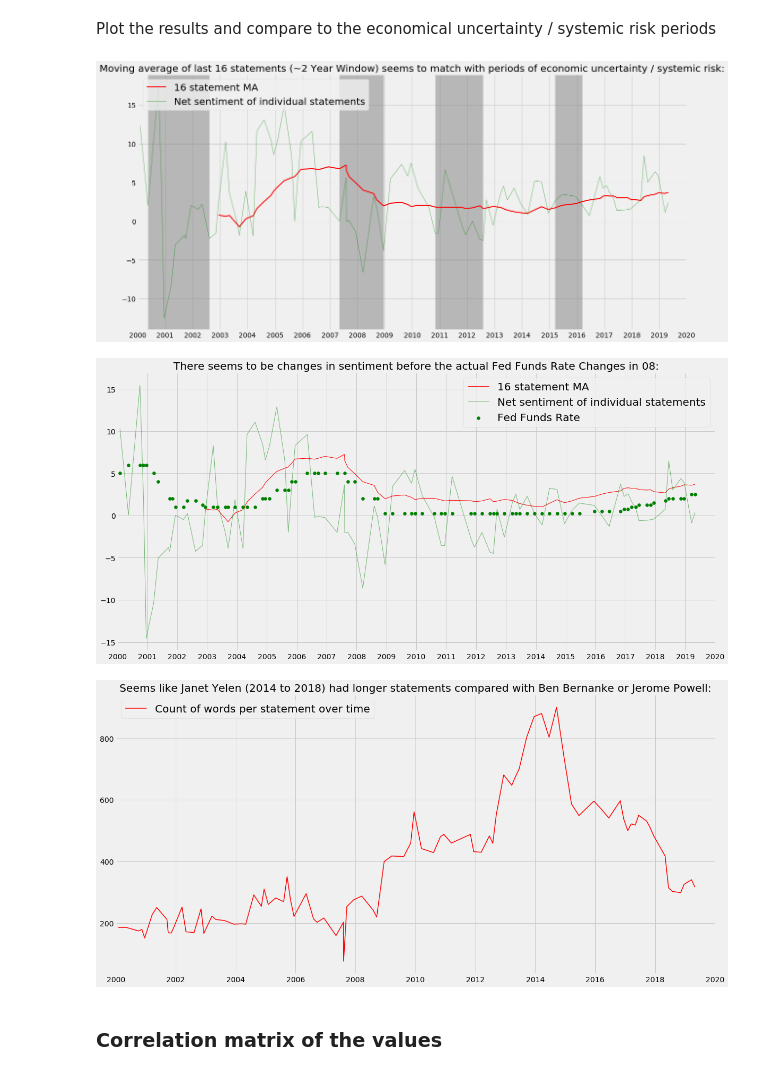
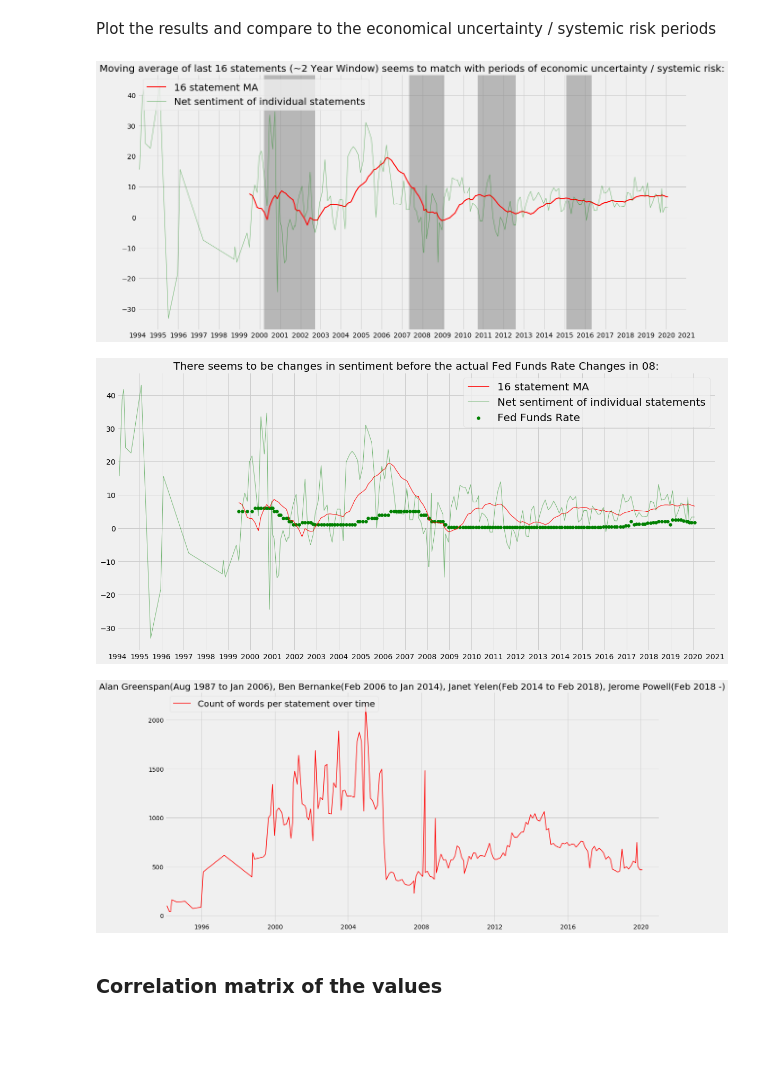
Before and after one commit to yukit-k/centralbank_analysis, a Jupyter notebook: src/FOMC_Analysis.ipynb, the cells around one changed output. Cells and saved outputs as stored; diff of their text form; code cells hidden in the pictures; blank space fills up the shorter version.

Commit message:
feat: Analyze FOMC Statement before applying ML

```diff
--- a/src/FOMC_Analysis.ipynb
+++ b/src/FOMC_Analysis.ipynb
@@ -24,6 +25,6 @@ import codecs
 # %%
 #Folder with the .txt statements
-path = '../input/FOMC/statement_text'
+path = '../data/FOMC/statements'
 
 Dates, Statements, ConferenceCalls = [],[],[]
 
@@ -38,9 +39,9 @@ for file in files:
     # print(file)
 
     #Append datapoints to respective lists
-    Dates.append(dt.datetime.strptime(file[:10],'%d-%m-%Y'))
+    Dates.append(dt.datetime.strptime(file[15:25],'%Y-%m-%d'))
     Statements.append(statement.read())
-    ConferenceCalls.append(True if file[10] == 'x' else False)
+    ConferenceCalls.append(True if file[25] == 'x' else False)
 
 #Formatting data in to dataframe
 Data = pd.DataFrame([Dates,Statements,ConferenceCalls]).T
@@ -800,7 +761,7 @@ plt.show()
 ### Market FX Data
 # %%
 #Import FX Data
-path = '../input/MarketData/FXRates'
+path = '../data/MarketData/FXRates'
 
 FXRates = pd.DataFrame([])
 files = os.listdir(path)
@@ -939,11 +900,12 @@ def ExtractKeyValues(text):
             '''
             i = 0
             if '/' in Fraction:
-
                 if ' ' in Fraction:
                     i, Fraction = Fraction.split(' ')
                 if '-' in Fraction:
                     i, Fraction = Fraction.split('-')
+                if '‑' in Fraction:
+                    i, Fraction = Fraction.split('‑')
                 N, D = Fraction.split('/')
                 return float(i) + float(N) / float(D)
 
@@ -964,10 +926,14 @@ def ExtractKeyValues(text):
 
     #Find the percentage change and take the closest digits
     Rate = Potentials[ : Potentials.find('percent') -1 ]
-    Rate = Rate[-12:]
-    Rate = Rate[ re.search("\d", Rate).start() : ]
-
-    TargetRange = np.max(RangeReader(Rate))
+    Rate = Rate[-16:]
+    # print(Rate)
+    if re.search("\d", Rate):
+        Rate = Rate[ re.search("\d", Rate).start() : ]
+        TargetRange = np.max(RangeReader(Rate))
+    else:
+        Rate = None
+        TargetRange = None
 
     return RateHike, TargetRange
 # %% [markdown]
@@ -1078,7 +1059,7 @@ ax.fill_between(Data.index, 0, 10, where = Recessions,
 
 plt.show()
 # %% [output]
-[figure, old version]
+[figure, new version]
 # %%
 fig, ax = plt.subplots()
 
@@ -1124,41 +1105,41 @@ plt.title('There seems to be changes in sentiment before the actual Fed Funds Ra
 
 plt.show()
 # %% [output]
-[figure, old version]
+[figure, new version]
 # %%
 fig, ax = plt.subplots()
 
 Count = Data['wordcount']
 
 ax.plot(Data.index, Count,
          c = 'red',
          linewidth= 1.5)
 
-plt.title('Seems like Janet Yelen (2014 to 2018) had longer statements compared with Ben Bernanke or Jerome Powell:')
+plt.title('Alan Greenspan(Aug 1987 to Jan 2006), Ben Bernanke(Feb 2006 to Jan 2014), Janet Yelen(Feb 2014 to Feb 2018), Jerome Powell(Feb 2018 -)')
 
 import matplotlib.dates as mdates
 years = mdates.YearLocator()   # every year
 months = mdates.MonthLocator()  # every month
 years_fmt = mdates.DateFormatter('%Y')
 
 # format the ticks
 # round to nearest years.
 datemin = np.datetime64(Data.index[0], 'Y')
 datemax = np.datetime64(Data.index[-1], 'Y') + np.timedelta64(1, 'Y')
 ax.set_xlim(datemin, datemax)
 
 # format the coords message box
 ax.format_xdata = mdates.DateFormatter('%Y-%m-%d')
 ax.grid(True)
 
 plt.legend(['Count of words per statement over time'],
            prop={'size': 20},
            loc = 2
            )
 
 plt.show()
 # %% [output]
-[figure, old version]
+[figure, new version]
 # %% [markdown]
 ### Correlation matrix of the values
 # %%
```
Also changed, not shown: parts of 21 cells of this notebook.
